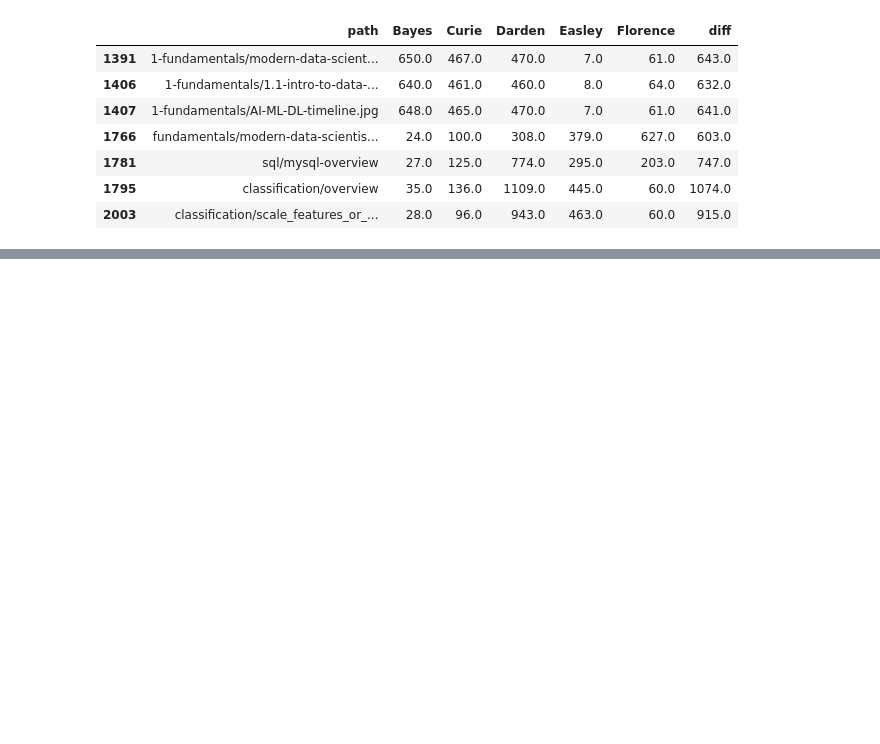
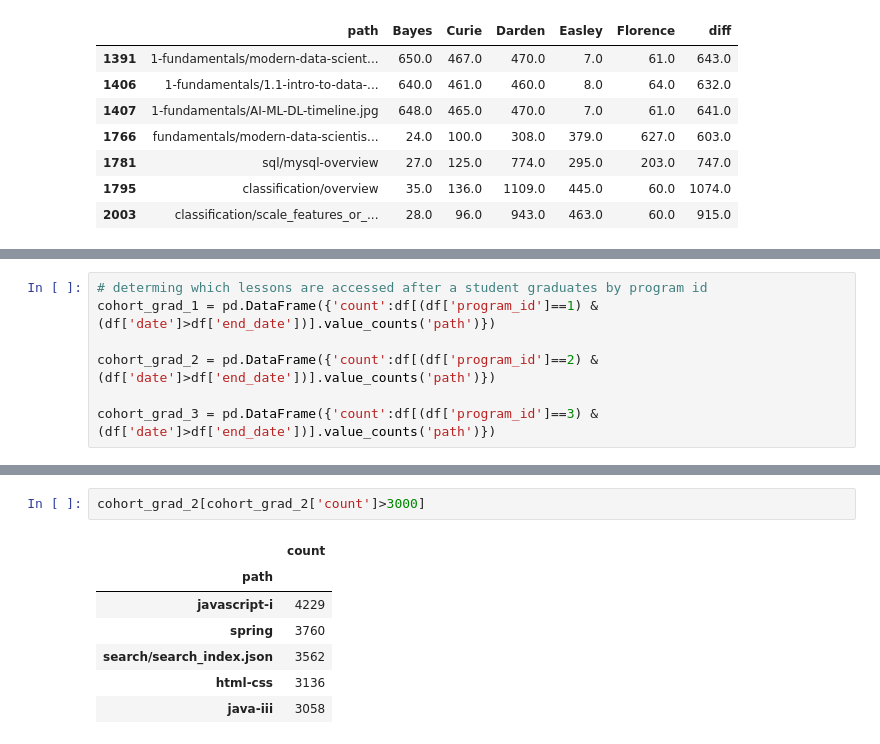
Before and after one commit to ihcrane/anomaly-detection, a Jupyter notebook: anomaly_detection_project.ipynb, the cells around one changed output, grey strips where cells are left out. Drawn from its saved outputs; the diff is of its cells as text; blank space fills up the shorter version.

```diff
--- a/anomaly_detection_project.ipynb
+++ b/anomaly_detection_project.ipynb
@@ -143,0 +145,7 @@ cohort_path_3[cohort_path_3['diff']>600]
+# %%
+# determing which lessons are accessed after a student graduates by program id
+cohort_grad_1 = pd.DataFrame({'count':df[(df['program_id']==1) & (df['date']>df['end_date'])].value_counts('path')})
+
+cohort_grad_2 = pd.DataFrame({'count':df[(df['program_id']==2) & (df['date']>df['end_date'])].value_counts('path')})
+
+cohort_grad_3 = pd.DataFrame({'count':df[(df['program_id']==3) & (df['date']>df['end_date'])].value_counts('path')})
@@ -143,0 +162,10 @@ cohort_path_3[cohort_path_3['diff']>600]
+# %%
+cohort_grad_2[cohort_grad_2['count']>3000]
+# %% [output]
+|  | count |
+| path |  |
+| javascript-i | 4229 |
+| spring | 3760 |
+| search/search_index.json | 3562 |
+| html-css | 3136 |
+| java-iii | 3058 |
```
Also changed, not shown: parts of 20 cells of this notebook.
